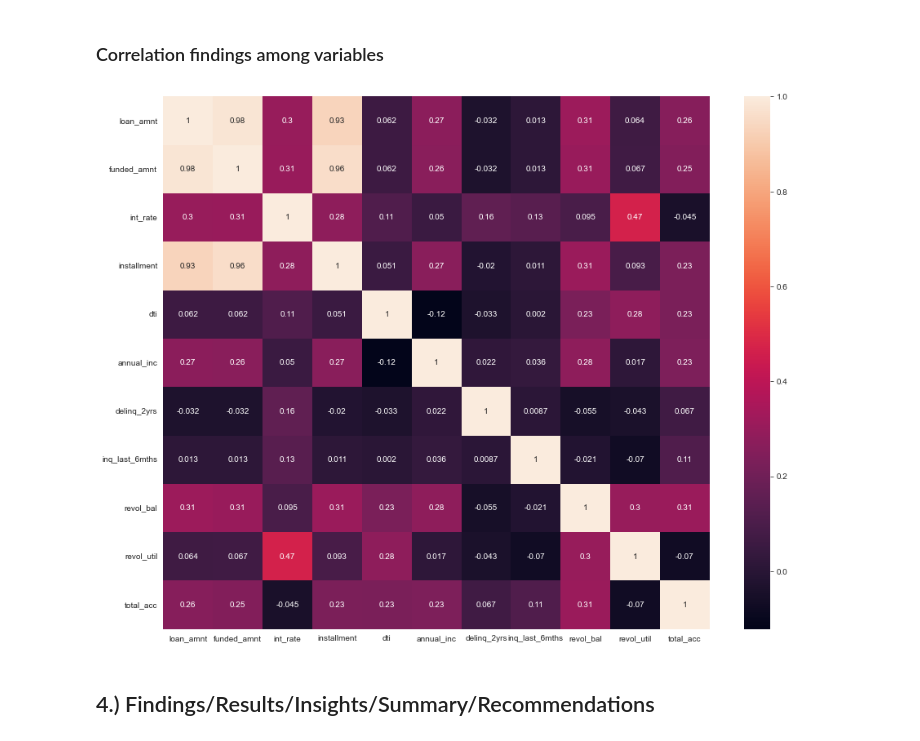
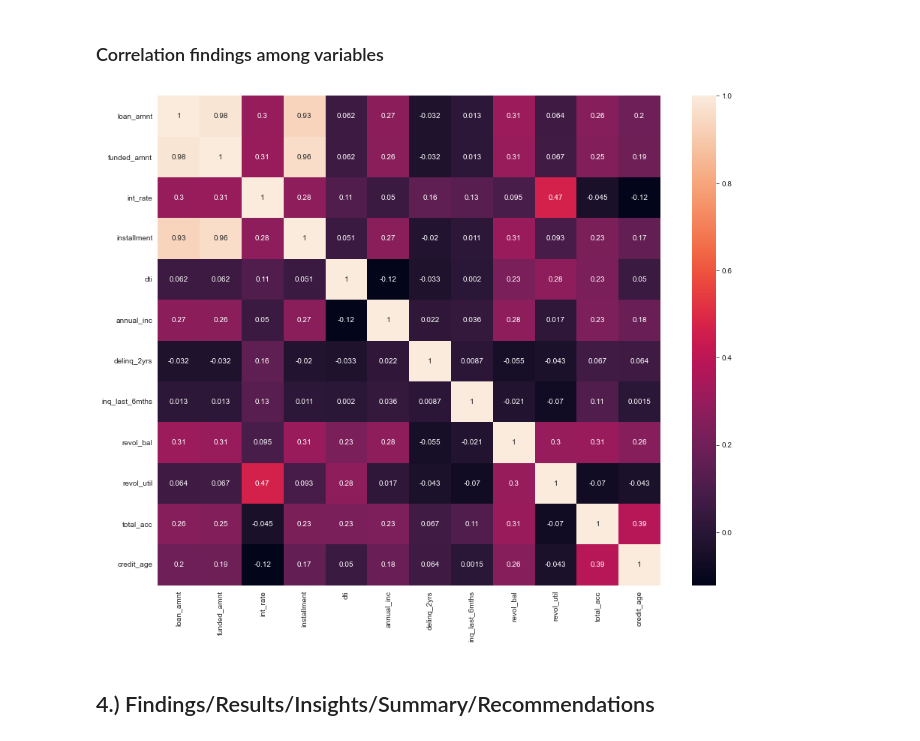
Before and after one commit to udaykadavi/LendingClubCaseStudy, a Jupyter notebook: EDA_UA.ipynb, the cells around one changed output. Saved outputs shown, nothing was run; the diff lists cells and outputs as text; code cells hidden in the pictures.

Commit message:
Added addition variable issue_y and credit_age

```diff
--- a/EDA_UA.ipynb
+++ b/EDA_UA.ipynb
@@ -414,0 +445,10 @@ Name: revol_util, dtype: float64
+# %%
+today = pd.datetime.today()
+
+count_dateissue = loan_df[loan_df.earliest_cr_line > today ]['earliest_cr_line'].value_counts().sum()
+print("We have " + str(count_dateissue) + " record with incorrect dates reflected to be fixed by subtracting 100 \n")
+
+loan_df['earliest_cr_line']=loan_df.earliest_cr_line.apply(lambda x :x.replace(year=x.year-100) if x.year > today.year else x)
+
+print(loan_df[['issue_d','earliest_cr_line','last_credit_pull_d']].describe())
+print("\n We have " + str(loan_df[loan_df.earliest_cr_line > today ]['earliest_cr_line'].value_counts().sum()) + " record with incorrect dates reflected now\n")
@@ -678,0 +733,4 @@ Categories (10, object): ['0-.5' < '.5-.10' < '.10-.15' < '.15-.20' ... '.30-.35
+# %%
+# Extract Year from Issue date for categorical analysis
+loan_df['issue_y']=loan_df['issue_d'].dt.year.astype(str)
+print(loan_df.issue_y.head())
@@ -678,0 +747,12 @@ Categories (10, object): ['0-.5' < '.5-.10' < '.10-.15' < '.15-.20' ... '.30-.35
+# %%
+# Calculate credit age from when the 'loan was funded' to when 'first credit line was opened'
+loan_df['credit_age']=loan_df.issue_d - loan_df.earliest_cr_line
+print(loan_df.credit_age.describe())
+
+print(" \nConverting Delta from days to Years \n")
+loan_df['credit_age'] = loan_df['credit_age']/ np.timedelta64(1, "Y")
+loan_df['credit_age'] = np.around(loan_df.credit_age,0).astype(np.int64)
+print(loan_df.credit_age.describe())
+
+# Check new
+loan_df.credit_age.head()
@@ -678,0 +783,6 @@ Categories (10, object): ['0-.5' < '.5-.10' < '.10-.15' < '.15-.20' ... '.30-.35
+# %%
+# Create bin for credit age
+#Create bins
+loan_df['credit_age_bin'] = pd.qcut(loan_df['credit_age'], q=15, precision=0)
+#check
+loan_df.loan_to_income_ratio_bin.value_counts()
@@ -804,12 +935,12 @@ plot_categ(loan_df,var_bin,figsize=[12,8])
 # %% [markdown]
 ### Correlation findings among variables
 # %%
-loan_corr = loan_df[['loan_amnt','funded_amnt','term','int_rate','installment','emp_length','dti','annual_inc','delinq_2yrs','inq_last_6mths','revol_bal','revol_util','total_acc']].corr()
+loan_corr = loan_df[['loan_amnt','funded_amnt','term','int_rate','installment','emp_length','dti','annual_inc','delinq_2yrs','inq_last_6mths','revol_bal','revol_util','total_acc','credit_age']].corr()
 plt.figure(figsize=[15,12])
 sns.heatmap(loan_corr,annot=True)
 plt.show()
 # %% [output]
-[figure, old version]
+[figure, new version]
 # %% [markdown]
 ## 4.) Findings/Results/Insights/Summary/Recommendations
 # %% [markdown]
```
Also changed, not shown: parts of 16 cells of this notebook.
